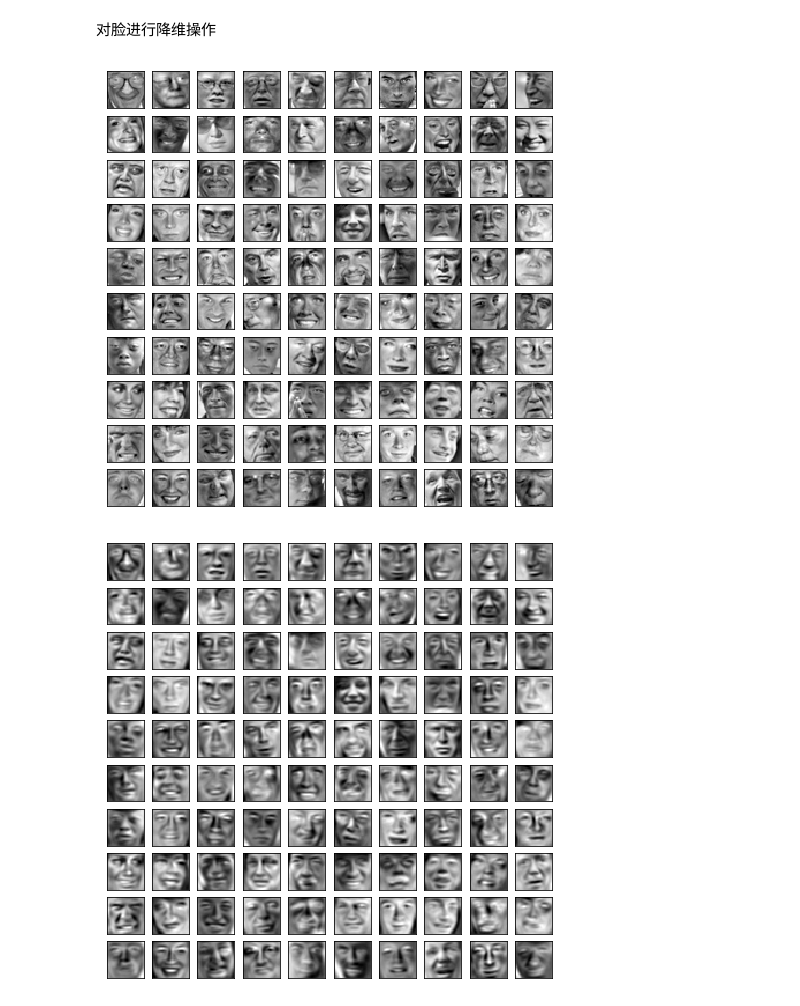
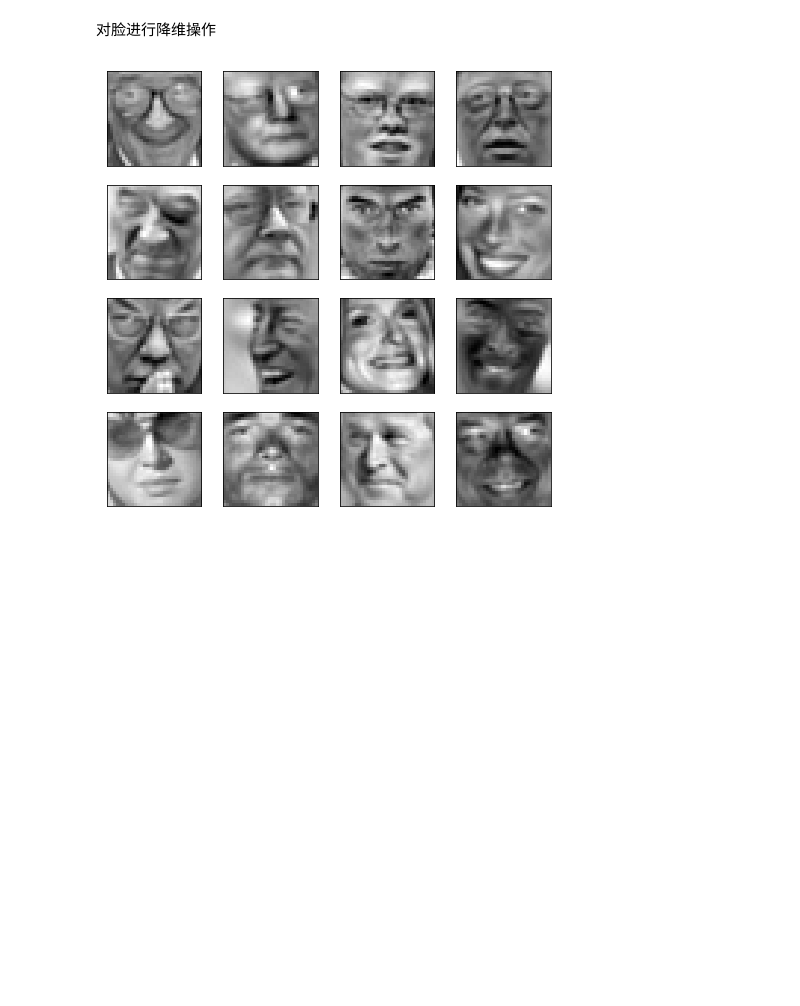
Before and after one commit to haobinlu/ML_Ng-python-code, a Jupyter notebook: ex7/mytest_PCA.ipynb, the cells around one changed output. Saved outputs shown, nothing was run; the diff lists cells and outputs as text; code cells hidden in the pictures; blank space fills up the shorter version.

```diff
--- a/ex7/mytest_PCA.ipynb
+++ b/ex7/mytest_PCA.ipynb
@@ -104,11 +104,10 @@ def plot_faces(X, num):
 对脸进行降维操作
 # %%
 X_face_norm = normalize(X_face)
-K_face = 100
+K_face = 625
 Z_face = reduce(X_face_norm, K_face)
 X_rec  = recoverData(Z_face, X_face_norm, K_face)
-plot_faces(X_face_norm, 100)
-plot_faces(X_rec, 100)
+#plot_faces(X_face_norm, 16)
+plot_faces(X_rec, 16)
 # %% [output]
-[figure, old version]
+[figure, new version]
-[figure, removed]
```
Also changed, not shown: parts of 1 cell of this notebook.
